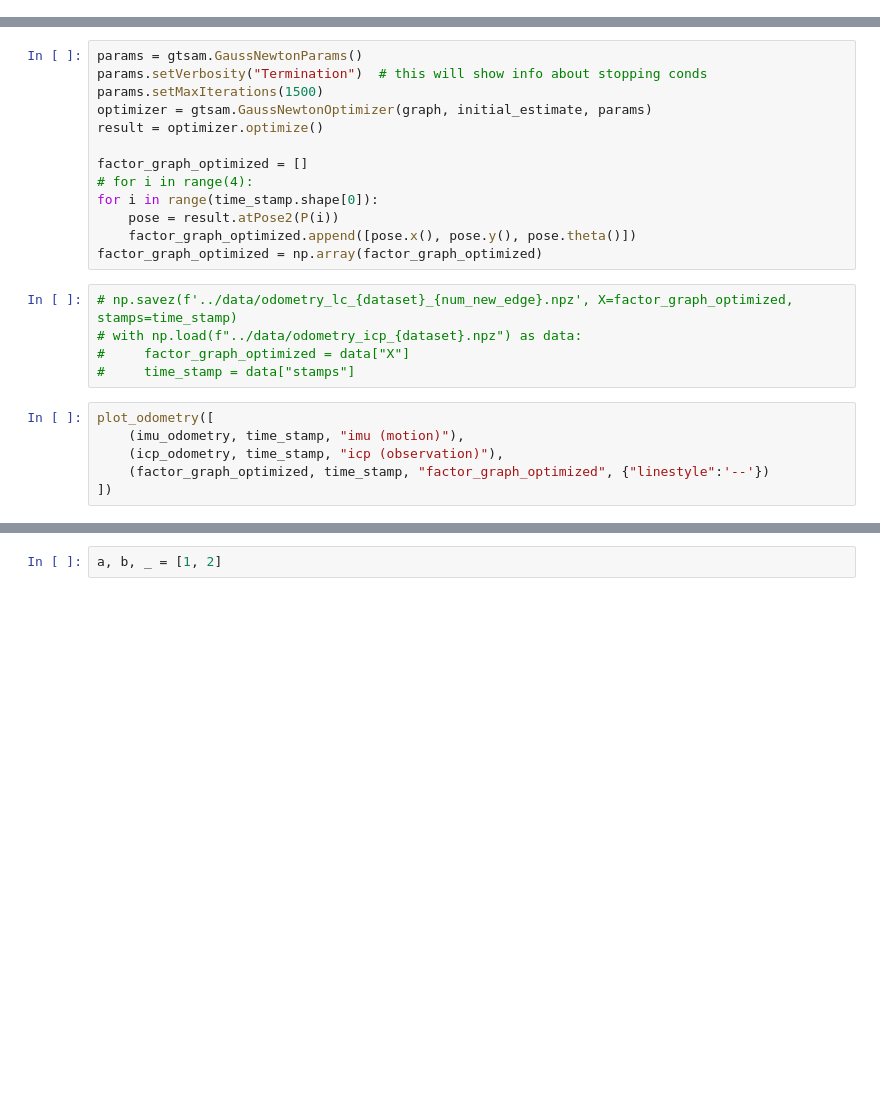
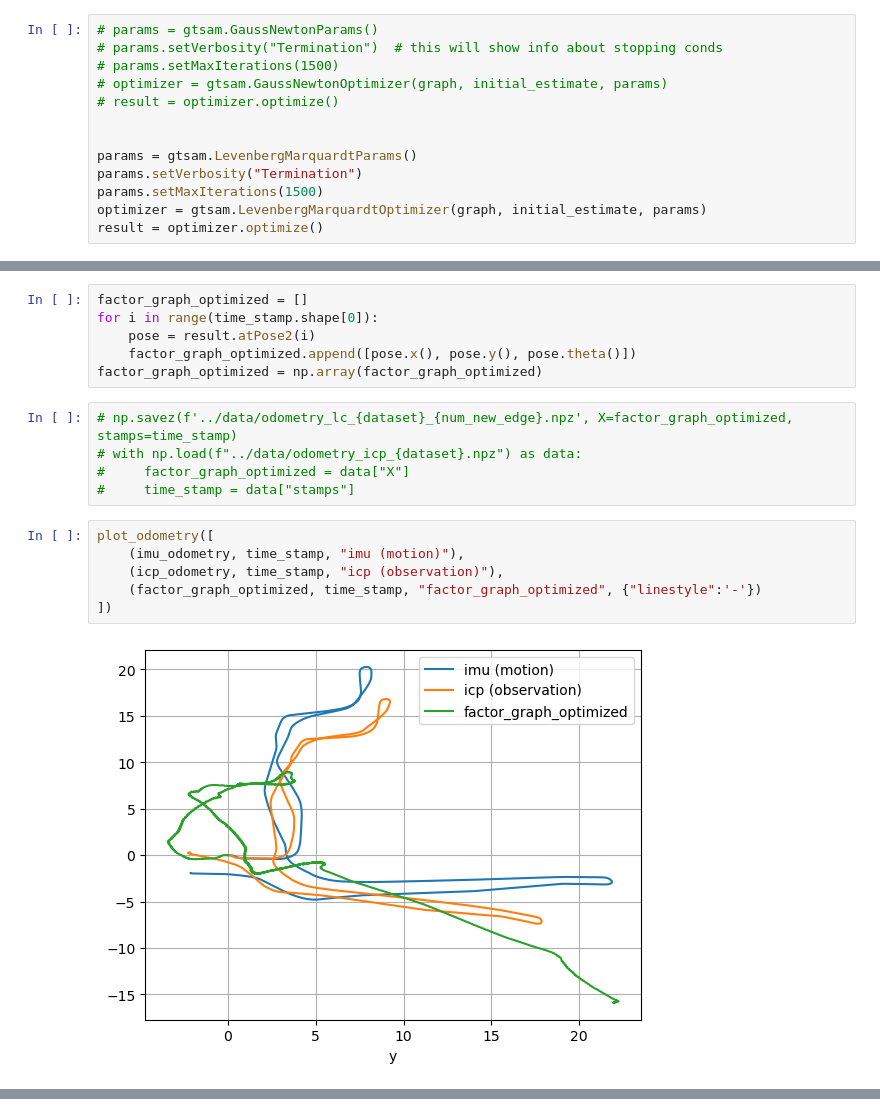
Before and after one commit to weixiao-zhan/ECE276A_PR2, a Jupyter notebook: code/4.loop_closure.ipynb, the cells around one changed output, grey strips where cells are left out. Drawn from its saved outputs; the diff is of its cells as text; blank space fills up the shorter version.

Commit message:
new results

```diff
--- a/code/4.loop_closure.ipynb
+++ b/code/4.loop_closure.ipynb
@@ -133,0 +139,13 @@ for i in range(1, time_stamp.shape[0]):
+# %%
+# params = gtsam.GaussNewtonParams()
+# params.setVerbosity("Termination")  # this will show info about stopping conds
+# params.setMaxIterations(1500)
+# optimizer = gtsam.GaussNewtonOptimizer(graph, initial_estimate, params)
+# result = optimizer.optimize()
+
+
+params = gtsam.LevenbergMarquardtParams()
+params.setVerbosity("Termination")
+params.setMaxIterations(1500)
+optimizer = gtsam.LevenbergMarquardtOptimizer(graph, initial_estimate, params)
+result = optimizer.optimize()
@@ -134,14 +158,7 @@ for i in range(1, time_stamp.shape[0]):
 # %%
-params = gtsam.GaussNewtonParams()
-params.setVerbosity("Termination")  # this will show info about stopping conds
-params.setMaxIterations(1500)
-optimizer = gtsam.GaussNewtonOptimizer(graph, initial_estimate, params)
-result = optimizer.optimize()
-
 factor_graph_optimized = []
-# for i in range(4):
 for i in range(time_stamp.shape[0]):
-    pose = result.atPose2(P(i))
+    pose = result.atPose2(i)
     factor_graph_optimized.append([pose.x(), pose.y(), pose.theta()])
 factor_graph_optimized = np.array(factor_graph_optimized)
 # %%
@@ -152,6 +169,8 @@ factor_graph_optimized = np.array(factor_graph_optimized)
 # %%
 plot_odometry([
     (imu_odometry, time_stamp, "imu (motion)"),
     (icp_odometry, time_stamp, "icp (observation)"),
-    (factor_graph_optimized, time_stamp, "factor_graph_optimized", {"linestyle":'--'})
+    (factor_graph_optimized, time_stamp, "factor_graph_optimized", {"linestyle":'-'})
 ])
+# %% [output]
+[figure, added]
@@ -158,2 +179,0 @@ plot_odometry([
-# %%
-a, b, _ = [1, 2]
```
Also changed, not shown: parts of 7 cells of this notebook, 9 other files.
